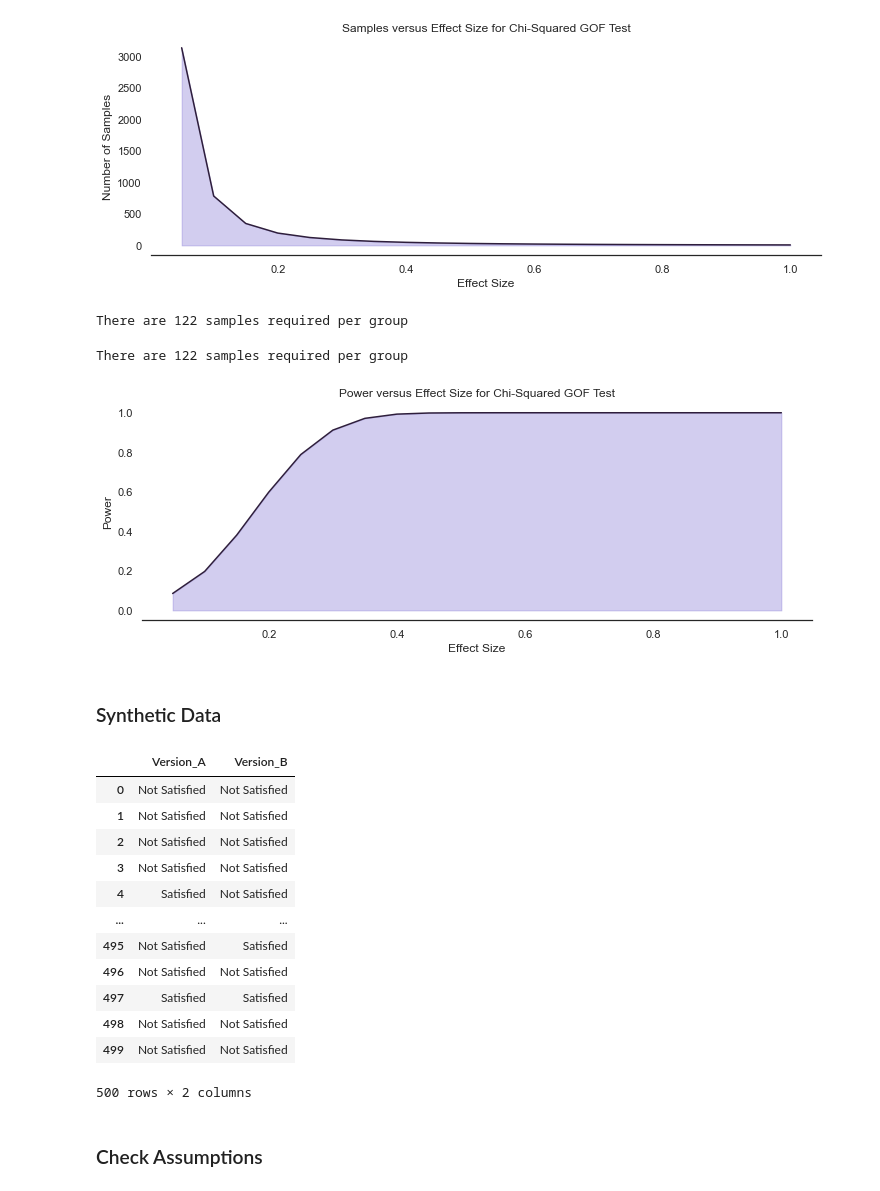
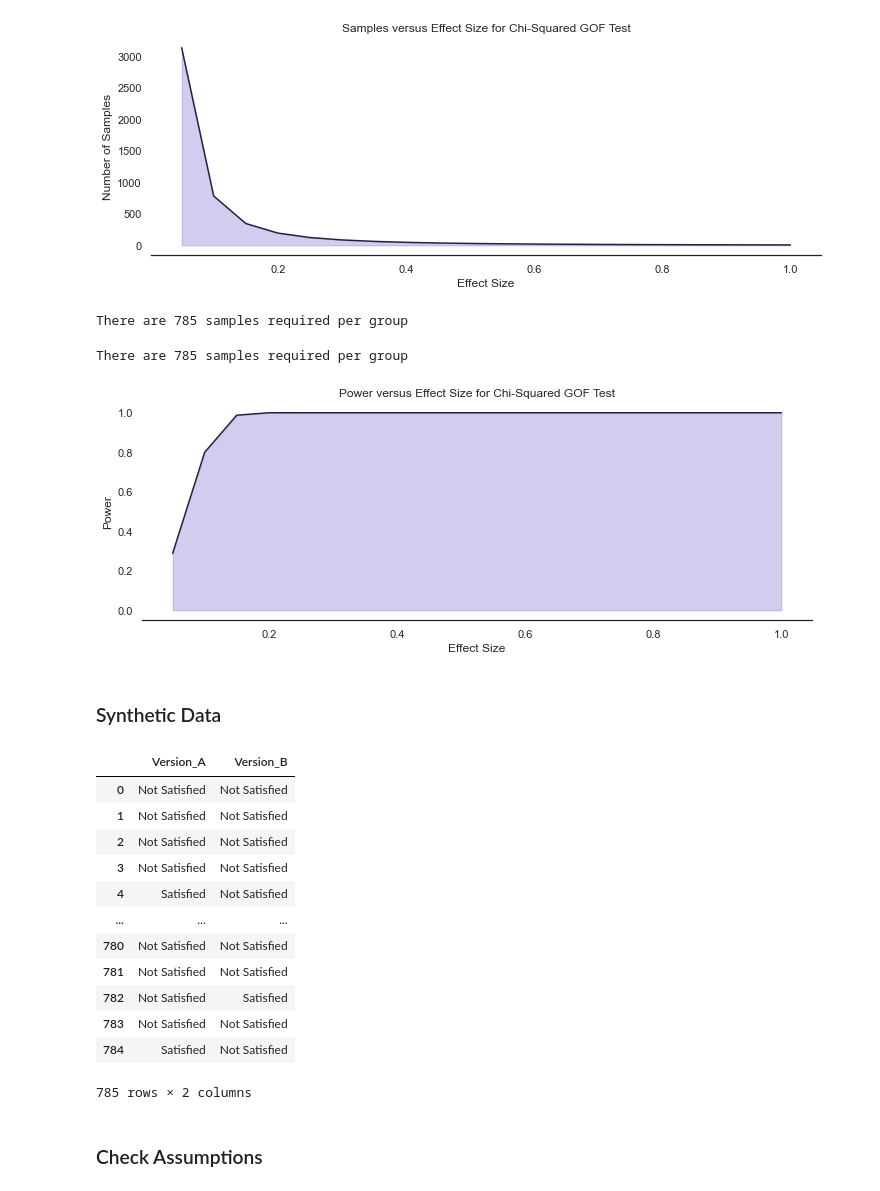
Before and after one commit to sam-tritto/statistical-tests, a Jupyter notebook: Chi_Squared_Test.ipynb, the cells around one changed output. Drawn from its saved outputs; the diff is of its cells as text; code cells hidden in the pictures.

```diff
--- a/Chi_Squared_Test.ipynb
+++ b/Chi_Squared_Test.ipynb
@@ -52,6 +52,9 @@ np.random.seed(42)
 # %%
 # set seaborn style
 sns.set(style="white", palette="mako")
+
+# colors
+color = 'slateblue'
 
 # remove some borders
 plt.rcParams['axes.axisbelow'] = True
@@ -94,9 +97,12 @@ plt.show()
 # Chi-Squared Power Analysis (scipy)
 
 # Degree of freedom (depends on the chosen test).
-dof=3
+# A 2x2 contingency table has 1 degree of freedom.
+dof=1
 # Cohen’s w effect size
-w=0.3
+# For a 2 x 2 table, the absolute value of the phi statistic is the same as Cohen's w.
+# The value of Cohen's w is not bound by 1 on the upper end.
+w=0.1
 # Test power (= 1 - type II error).
 power=0.8
 # Significance level (type I error probability).
@@ -109,18 +115,21 @@ sample_size = power_chi2(dof=dof, w=w, n=n, power=power, alpha=alpha)
 
 print(f"There are {int(np.ceil(sample_size))} samples required per group")
 # %% [output]
-There are 122 samples required per group
+There are 785 samples required per group
 # %%
 # Chi-Squared Power Analysis (statsmodels)
 
-# Effect size
-effect_size = 0.3
+# Cohen’s w effect size
+# For a 2 x 2 table, the absolute value of the phi statistic is the same as Cohen's w.
+# The value of Cohen's w is not bound by 1 on the upper end.
+effect_size = 0.1
 # Significance level (type I error probability).
 alpha = 0.05
 # Test power (= 1 - type II error).
 power = 0.8
 # Degree of freedom + 1 (depends on the chosen test).
-n_bins=4
+# A 2x2 contingency table has 1 degree of freedom.
+n_bins=2
 # Exactly ONE of the parameters must be passed as None, and that parameter is determined from the others.
 nobs = None
 
@@ -129,43 +138,42 @@ sample_size = GofChisquarePower().solve_power(effect_size=effect_size, nobs=nobs
 
 print(f"There are {int(np.ceil(sample_size))} samples required per group")
 # %% [output]
-There are 122 samples required per group
+There are 785 samples required per group
 # %%
 # Initialize GofChisquarePower
 gof_power = GofChisquarePower()
 
 # Given alpha
 alpha=0.05
 # Given prior determined sample size
-nobs = 122
-
+nobs = 785
 
 # Define effect sizes
 effect_sizes = np.linspace(0.05, 1, 20)
 # Calculate power for each effect size
 powers = [gof_power.solve_power(effect_size=effect_size, nobs=nobs, alpha=alpha) for effect_size in effect_sizes]
 
 # Figure size
 plt.figure(figsize=(12, 4))
 
 # Plot power versus effect sizes
 plt.plot(effect_sizes, powers)
 
 # Shade area below the line with lower opacity
-plt.fill_between(effect_sizes, powers, color='slateblue', alpha=0.3)
+plt.fill_between(effect_sizes, powers, color=color, alpha=0.3)
 
 # Add plot labels and title
 plt.xlabel('Effect Size')
 plt.ylabel('Power')
 plt.title('Power versus Effect Size for Chi-Squared GOF Test')
 plt.show()
 # %% [output]
-[figure, old version]
+[figure, new version]
 # %% [markdown]
 ### Synthetic Data
 # %%
 # Number of samples for each version
-n_samples = 500
+n_samples = 785
 
 # Generate synthetic data for two website versions
 version_A = np.random.choice(['Satisfied', 'Not Satisfied'], size=n_samples, p=[0.25, 0.75])
@@ -183,12 +191,12 @@ chi_squared_data
 | 3 | Not Satisfied | Not Satisfied |
 | 4 | Satisfied | Not Satisfied |
 | ... | ... | ... |
-| 495 | Not Satisfied | Satisfied |
-| 496 | Not Satisfied | Not Satisfied |
-| 497 | Satisfied | Satisfied |
-| 498 | Not Satisfied | Not Satisfied |
-| 499 | Not Satisfied | Not Satisfied |
+| 780 | Not Satisfied | Not Satisfied |
+| 781 | Not Satisfied | Not Satisfied |
+| 782 | Not Satisfied | Satisfied |
+| 783 | Not Satisfied | Not Satisfied |
+| 784 | Satisfied | Not Satisfied |
-500 rows × 2 columns
+785 rows × 2 columns
 # %%
 # We'll use these later to build arrays to plug into the statistical functions
 
```
Also changed, not shown: parts of 9 cells of this notebook.
